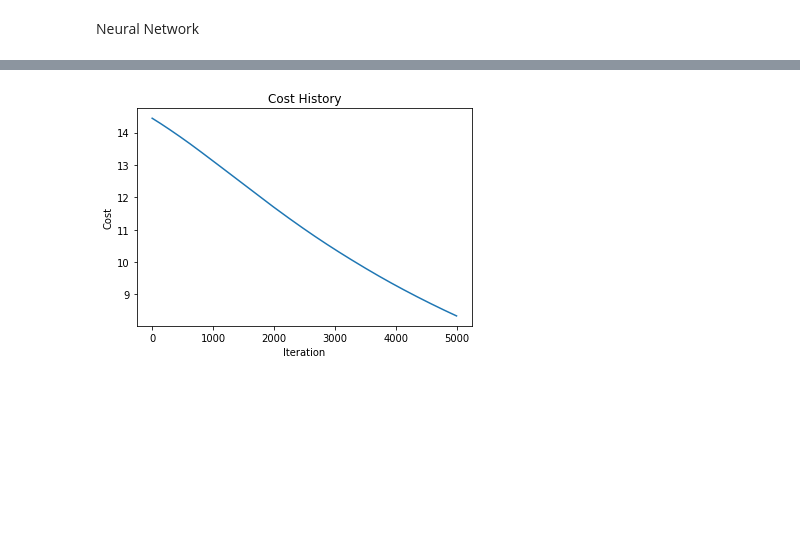
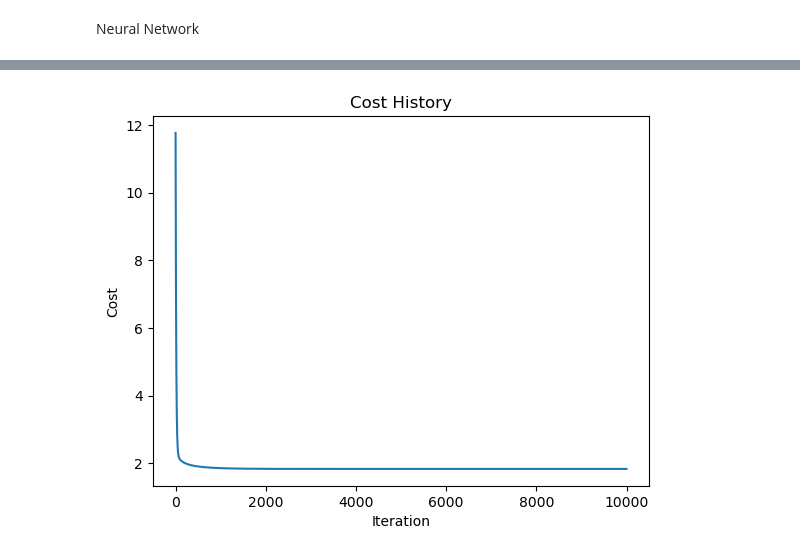
Before and after one commit to AssoStudent/FTEC4998, a Jupyter notebook: Combine.ipynb, the cells around one changed output, grey strips where cells are left out. Cells and saved outputs as stored; diff of their text form; code cells hidden in the pictures; blank space fills up the shorter version.

```diff
--- a/Combine.ipynb
+++ b/Combine.ipynb
@@ -280,8 +279,8 @@ class NeuralNetwork(nn.Module):
         super().__init__()
         self.flatten = nn.Flatten()
         self.activation_stack = nn.Sequential(
-            nn.Linear(3, 320),
-            nn.ReLU(),
+            nn.Linear(3, 1),
+            nn.ReLU()
         )
 
     def forward(self, x):
@@ -291,7 +290,7 @@ class NeuralNetwork(nn.Module):
 
 # Define the learning rate and number of epochs
 learning_rate = 0.01
-num_epochs = 5000
+num_epochs = 10000
 
 # Define the number of features
 num_features = X_train_tensor.size()[1]
@@ -322,7 +321,7 @@ for epoch in range(num_epochs):
     cost_history.append(loss.item())
 
     # Print the loss every 100 epochs
-    if (epoch + 1) % 10 == 0:
+    if (epoch + 1) % 100 == 0:
         print(f'Epoch [{epoch+1}/{num_epochs}], Loss: {loss.item():.8f}')
 
 # Print learned parameters
@@ -374 +356 @@ Epoch [290/5000], Loss: 14.09157467
-[figure, old version]
+[figure, new version]
```
Also changed, not shown: parts of 5 cells of this notebook.
